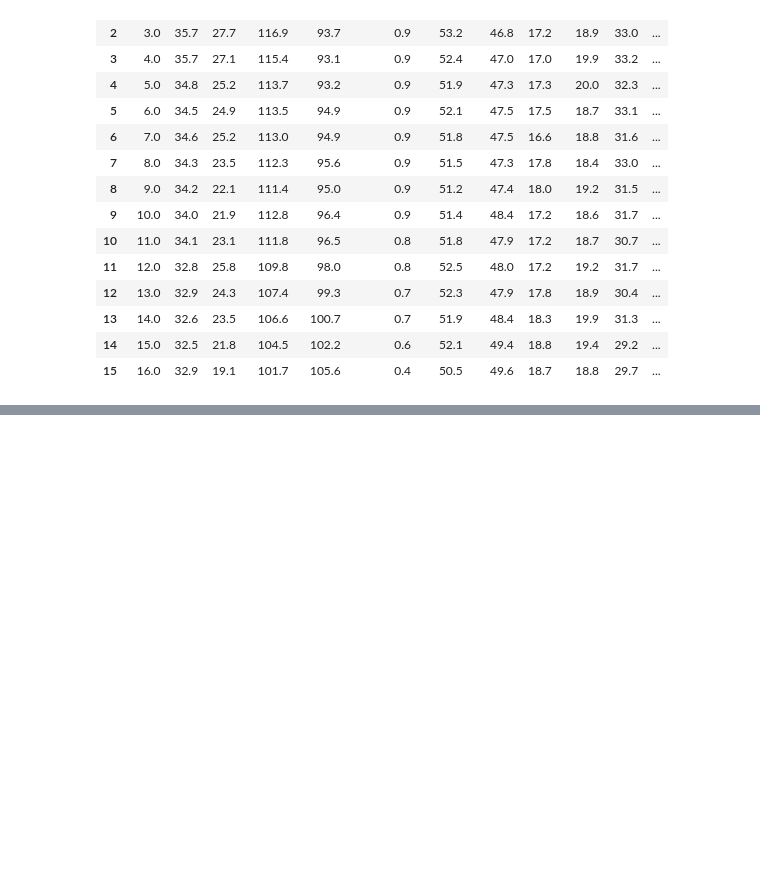
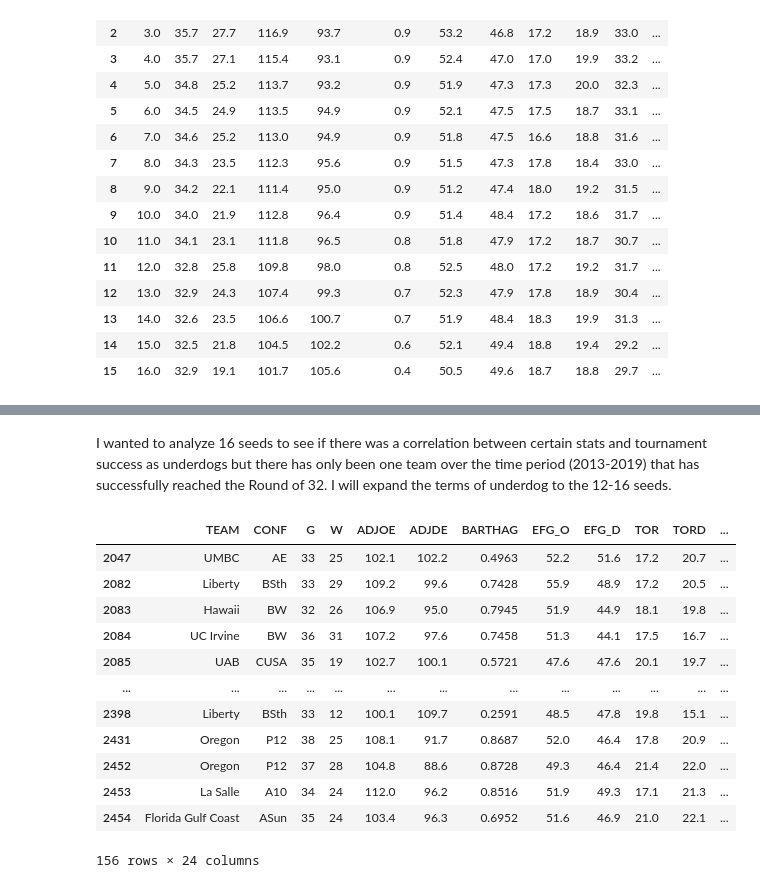
Before and after one commit to snayudu/cbbanalysis, a Jupyter notebook: CBB_Success_Factors.ipynb, the cells around one changed output, grey strips where cells are left out. Drawn from its saved outputs; the diff is of its cells as text; code cells hidden in the pictures; blank space fills up the shorter version.

```diff
--- a/CBB_Success_Factors.ipynb
+++ b/CBB_Success_Factors.ipynb
@@ -166,0 +249,19 @@ https://www.ncaa.com/news/basketball-men/article/2019-06-05/mens-college-basketb
+# %% [markdown]
+I wanted to analyze 16 seeds to see if there was a correlation between certain stats and tournament success as underdogs but there has only been one team over the time period (2013-2019) that has successfully reached the Round of 32. I will expand the terms of underdog to the 12-16 seeds.
+# %%
+underdog = playoffteams[playoffteams['SEED']>=12]
+underdog
+# %% [output]
+|  | TEAM | CONF | G | W | ADJOE | ADJDE | BARTHAG | EFG_O | EFG_D | TOR | TORD | ... |
+| 2047 | UMBC | AE | 33 | 25 | 102.1 | 102.2 | 0.4963 | 52.2 | 51.6 | 17.2 | 20.7 | ... |
+| 2082 | Liberty | BSth | 33 | 29 | 109.2 | 99.6 | 0.7428 | 55.9 | 48.9 | 17.2 | 20.5 | ... |
+| 2083 | Hawaii | BW | 32 | 26 | 106.9 | 95.0 | 0.7945 | 51.9 | 44.9 | 18.1 | 19.8 | ... |
+| 2084 | UC Irvine | BW | 36 | 31 | 107.2 | 97.6 | 0.7458 | 51.3 | 44.1 | 17.5 | 16.7 | ... |
+| 2085 | UAB | CUSA | 35 | 19 | 102.7 | 100.1 | 0.5721 | 47.6 | 47.6 | 20.1 | 19.7 | ... |
+| ... | ... | ... | ... | ... | ... | ... | ... | ... | ... | ... | ... | ... |
+| 2398 | Liberty | BSth | 33 | 12 | 100.1 | 109.7 | 0.2591 | 48.5 | 47.8 | 19.8 | 15.1 | ... |
+| 2431 | Oregon | P12 | 38 | 25 | 108.1 | 91.7 | 0.8687 | 52.0 | 46.4 | 17.8 | 20.9 | ... |
+| 2452 | Oregon | P12 | 37 | 28 | 104.8 | 88.6 | 0.8728 | 49.3 | 46.4 | 21.4 | 22.0 | ... |
+| 2453 | La Salle | A10 | 34 | 24 | 112.0 | 96.2 | 0.8516 | 51.9 | 49.3 | 17.1 | 21.3 | ... |
+| 2454 | Florida Gulf Coast | ASun | 35 | 24 | 103.4 | 96.3 | 0.6952 | 51.6 | 46.9 | 21.0 | 22.1 | ... |
+156 rows × 24 columns
```
Also changed, not shown: parts of 21 cells of this notebook.
